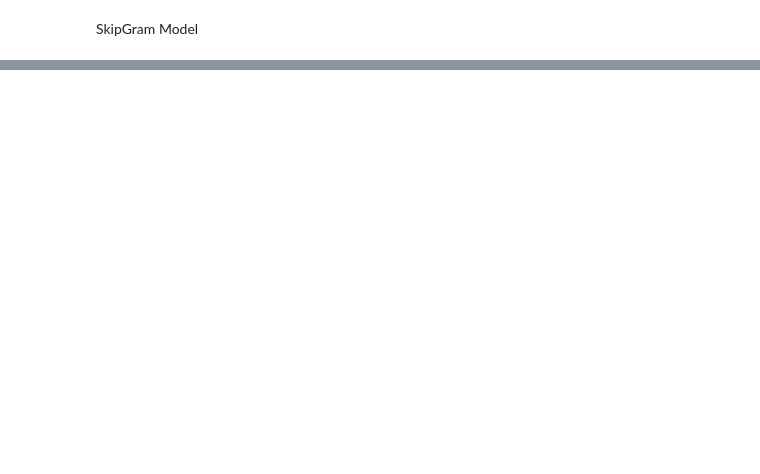
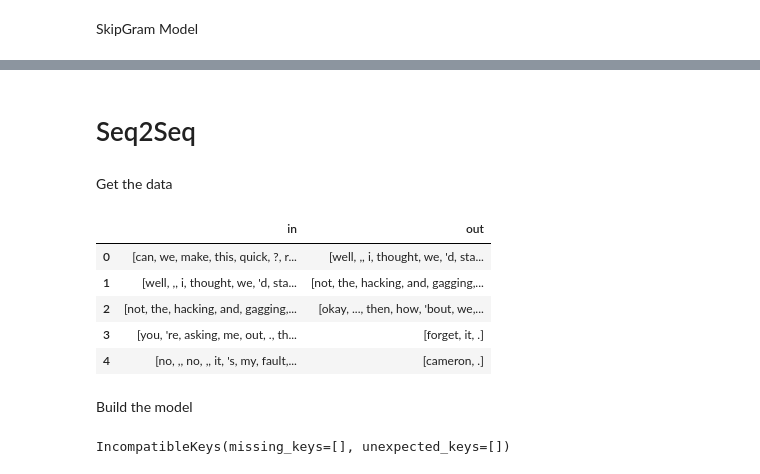
Before and after one commit to AndrewPochapsky/chatbot, a Jupyter notebook: ChatBot.ipynb, the cells around one changed output, grey strips where cells are left out. Cells and saved outputs as stored; diff of their text form; code cells hidden in the pictures; blank space fills up the shorter version.

Commit message:
Did a bunch more data preprocessing, set up seq2seq model

```diff
--- a/ChatBot.ipynb
+++ b/ChatBot.ipynb
@@ -201,12 +165,12 @@ def map_to_index(np_array, vocab):
 lr = 3e-3
 
 num_epochs = 1
-neg_sample_size = 3
+neg_sample_size = 5
 emb_dim = 100
 emb_size = len(vocab.keys())
-model = SkipGramModel(emb_size, emb_dim).cuda()
+model = SkipGramModel(emb_size, emb_dim)
 optim = torch.optim.SGD(model.parameters(), lr = lr) #cant use mom or wd since that would require calculating for all the params, too expensive
-print(len(train_dl))
+i = 0
 for epoch in range(num_epochs):
     total_loss = 0
     for xb, yb in train_dl:
@@ -218,9 +182,15 @@ for epoch in range(num_epochs):
 
         neg_context = map_to_index(neg_context, vocab)
         #print(type(neg_context))
-        loss = model(xb.cuda(), yb.cuda(), neg_context.cuda())
+        optim.zero_grad()
+        loss = model(xb, yb, neg_context)
         total_loss += loss
         loss.backward()
         optim.step()
-    print('training_loss: ' + str(total_loss/len(xb)))
+        if(i % 100 == 0):
+            print('completed {0}/{1} batches. Avg loss per batch: {2}'.format(i, len(train_dl), total_loss/(i)))
+        i+=1
+
+
+torch.save(model.state_dict(), base_path/'word2vec.pt')
 # %% [output]
@@ -228,0 +214,39 @@ RuntimeError: ignored
+# %% [markdown]
+# Seq2Seq
+# %% [markdown]
+Get the data
+# %%
+line_map = {}
+with open(base_path/'movie_lines.txt', encoding = 'ISO-8859-1') as f:
+    for line in f:
+        parts = line.split(' +++$+++ ')
+        line_num = parts[0]
+        #-2 to get rid of \n
+        text = parts[-1][:-1]
+        line_map[line_num] = text
+# %%
+table = []
+with open(base_path/'movie_conversations.txt', encoding = 'ISO-8859-1') as f:
+    for line in f:
+        parts = line.split(' +++$+++ ')
+        #get the referenced line numbers
+        line_nums = re.findall('L[0-9]+', parts[-1])
+        #form pairs
+
+        for i in range(len(line_nums) - 1):
+            pair = (line_nums[i], line_nums[i+1])
+            #df.loc[df['column_name'] == some_value]
+            first = line_map[line_nums[i]]
+            second = line_map[line_nums[i+1]]
+            table.append([tokenize(preprocess(first)), tokenize(preprocess(second))])
+
+data_df = pd.DataFrame(table, columns = ['in', 'out'])
+data_df.to_csv(base_path/'processed_data.csv', index = False)
+data_df.head()
+# %% [output]
+|  | in | out |
+| 0 | [can, we, make, this, quick, ?, r... | [well, ,, i, thought, we, 'd, sta... |
+| 1 | [well, ,, i, thought, we, 'd, sta... | [not, the, hacking, and, gagging,... |
+| 2 | [not, the, hacking, and, gagging,... | [okay, ..., then, how, 'bout, we,... |
+| 3 | [you, 're, asking, me, out, ., th... | [forget, it, .] |
+| 4 | [no, ,, no, ,, it, 's, my, fault,... | [cameron, .] |
@@ -228,0 +260,9 @@ RuntimeError: ignored
+# %% [markdown]
+Build the model
+# %%
+emb_dim = 100
+emb_size = len(vocab.keys())
+word2vec_model = SkipGramModel(emb_size, emb_dim)
+word2vec_model.load_state_dict(torch.load(base_path/'word2vec.pt'))
+# %% [output]
+IncompatibleKeys(missing_keys=[], unexpected_keys=[])
```
Also changed, not shown: parts of 24 cells of this notebook.
